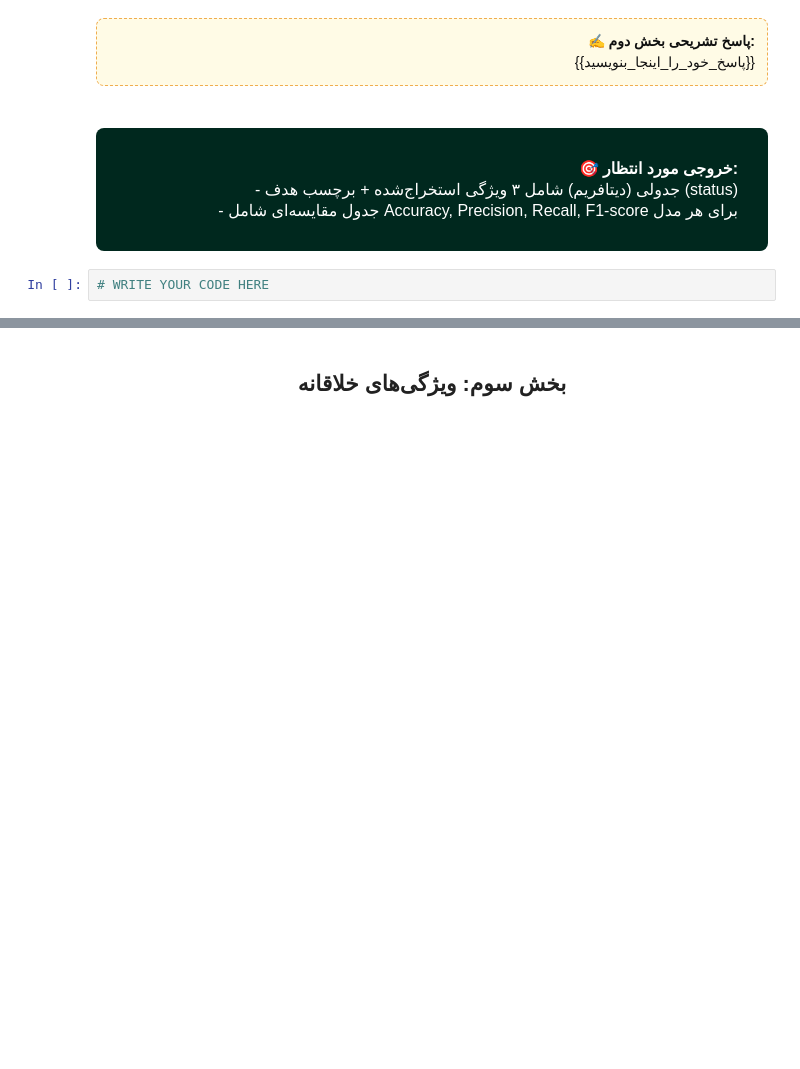
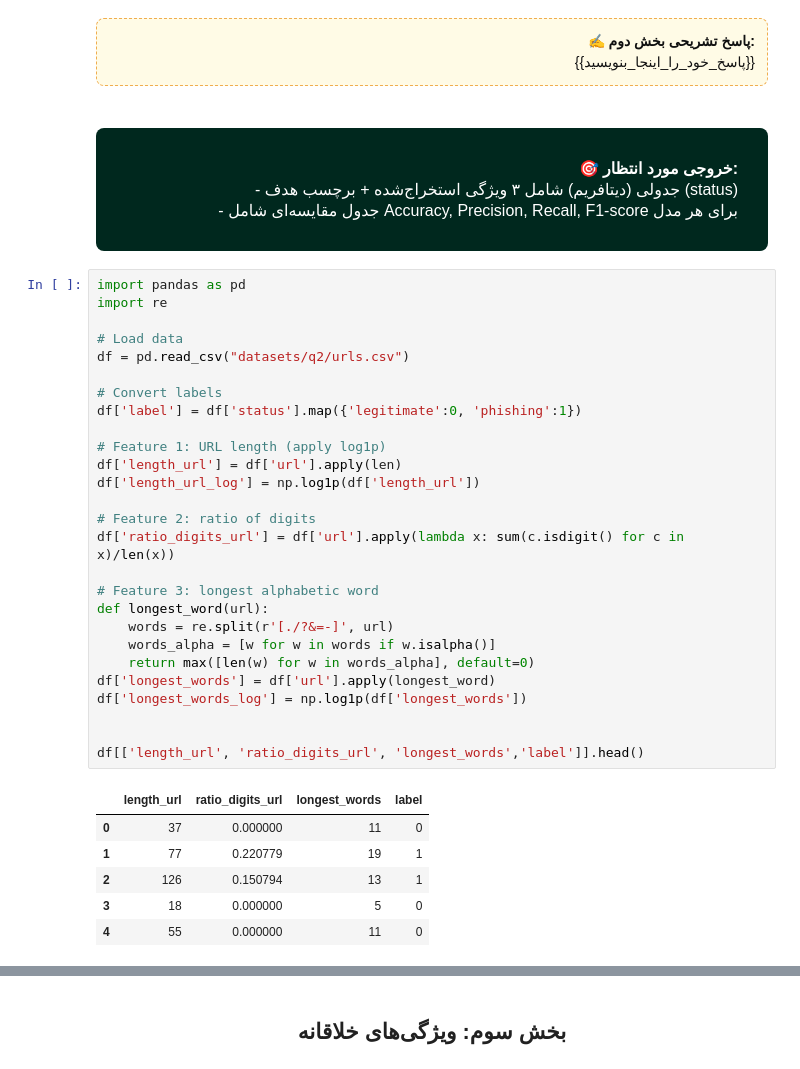
Before and after one commit to NavidAdib98/NLP___spam-detection__URL-phishing-detection, a Jupyter notebook: NLP_HW2.ipynb, the cells around one changed output, grey strips where cells are left out. Drawn from its saved outputs; the diff is of its cells as text; blank space fills up the shorter version.

```diff
--- a/NLP_HW2.ipynb
+++ b/NLP_HW2.ipynb
@@ -1192,5 +1192,37 @@ X_temp.head(5)
 - جدولی (دیتافریم) شامل ۳ ویژگی استخراج‌شده + برچسب هدف (status)<br>
 - جدول مقایسه‌ای شامل Accuracy, Precision, Recall, F1-score برای هر مدل
 </p>
-# %%
-# WRITE YOUR CODE HERE
+# %%
+import pandas as pd
+import re
+
+# Load data
+df = pd.read_csv("datasets/q2/urls.csv")
+
+# Convert labels
+df['label'] = df['status'].map({'legitimate':0, 'phishing':1})
+
+# Feature 1: URL length (apply log1p)
+df['length_url'] = df['url'].apply(len)
+df['length_url_log'] = np.log1p(df['length_url'])
+
+# Feature 2: ratio of digits
+df['ratio_digits_url'] = df['url'].apply(lambda x: sum(c.isdigit() for c in x)/len(x))
+
+# Feature 3: longest alphabetic word
+def longest_word(url):
+    words = re.split(r'[./?&=-]', url)
+    words_alpha = [w for w in words if w.isalpha()]
+    return max([len(w) for w in words_alpha], default=0)
+df['longest_words'] = df['url'].apply(longest_word)
+df['longest_words_log'] = np.log1p(df['longest_words'])
+
+
+df[['length_url', 'ratio_digits_url', 'longest_words','label']].head()
+# %% [output]
+|  | length_url | ratio_digits_url | longest_words | label |
+| 0 | 37 | 0.000000 | 11 | 0 |
+| 1 | 77 | 0.220779 | 19 | 1 |
+| 2 | 126 | 0.150794 | 13 | 1 |
+| 3 | 18 | 0.000000 | 5 | 0 |
+| 4 | 55 | 0.000000 | 11 | 0 |
```
Also changed, not shown: parts of 16 cells of this notebook.
